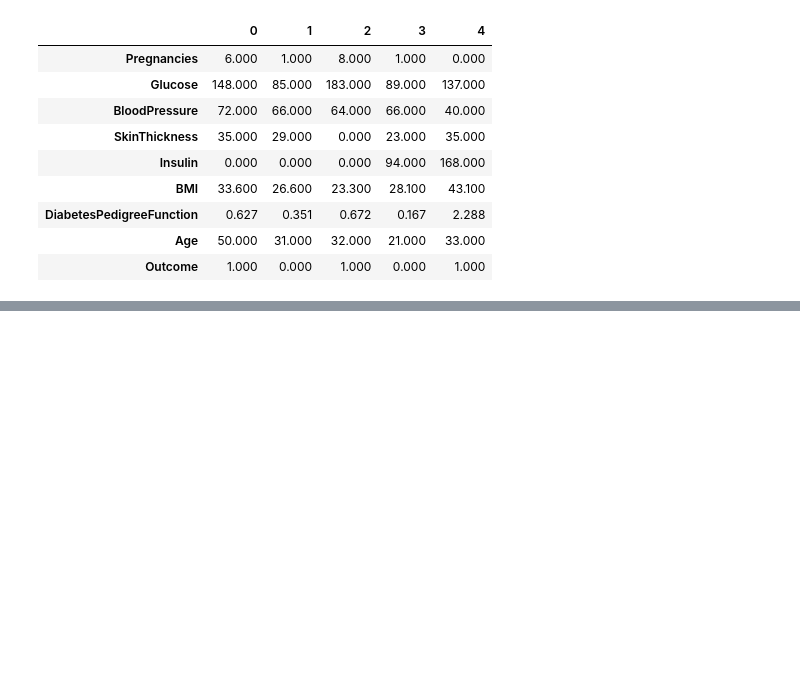
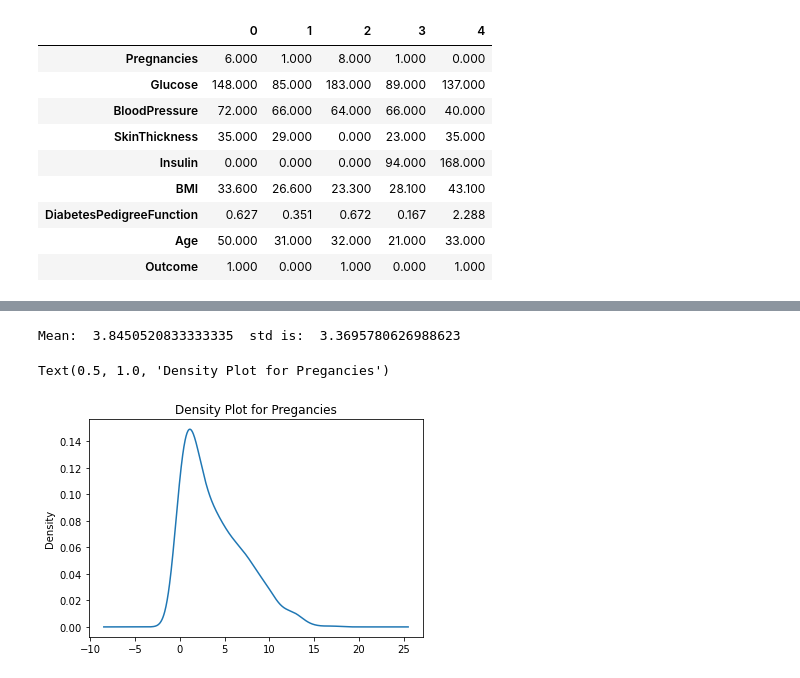
Before and after one commit to MR-1301/Diabetes-Detection-Project, a Jupyter notebook: Python NoteBook/Exploratory data analysis.ipynb, the cells around one changed output, grey strips where cells are left out. Cells and saved outputs as stored; diff of their text form; code cells hidden in the pictures; blank space fills up the shorter version.

```diff
--- a/Python NoteBook/Exploratory data analysis.ipynb
+++ b/Python NoteBook/Exploratory data analysis.ipynb
@@ -77,0 +48,9 @@ pima_df.describe().transpose()
+# %%
+x=pima_df['Pregnancies']
+x.plot.density()
+print("Mean: ",x.mean()," std is: ",x.std())
+plt.title('Density Plot for Pregancies')
+# %% [output]
+Mean:  3.8450520833333335  std is:  3.3695780626988623
+Text(0.5, 1.0, 'Density Plot for Pregancies')
+[figure, added]
```
Also changed, not shown: parts of 16 cells of this notebook.
